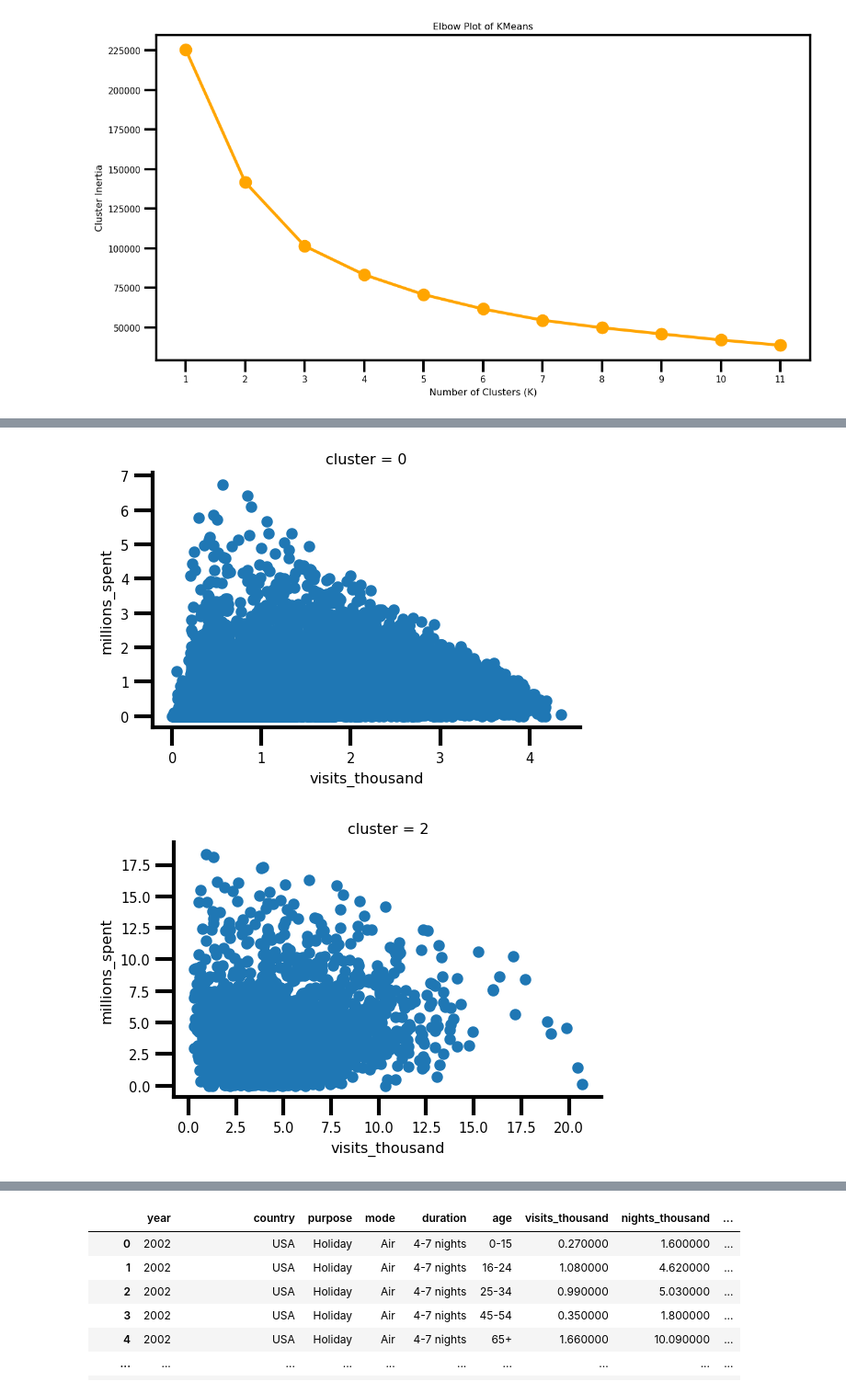
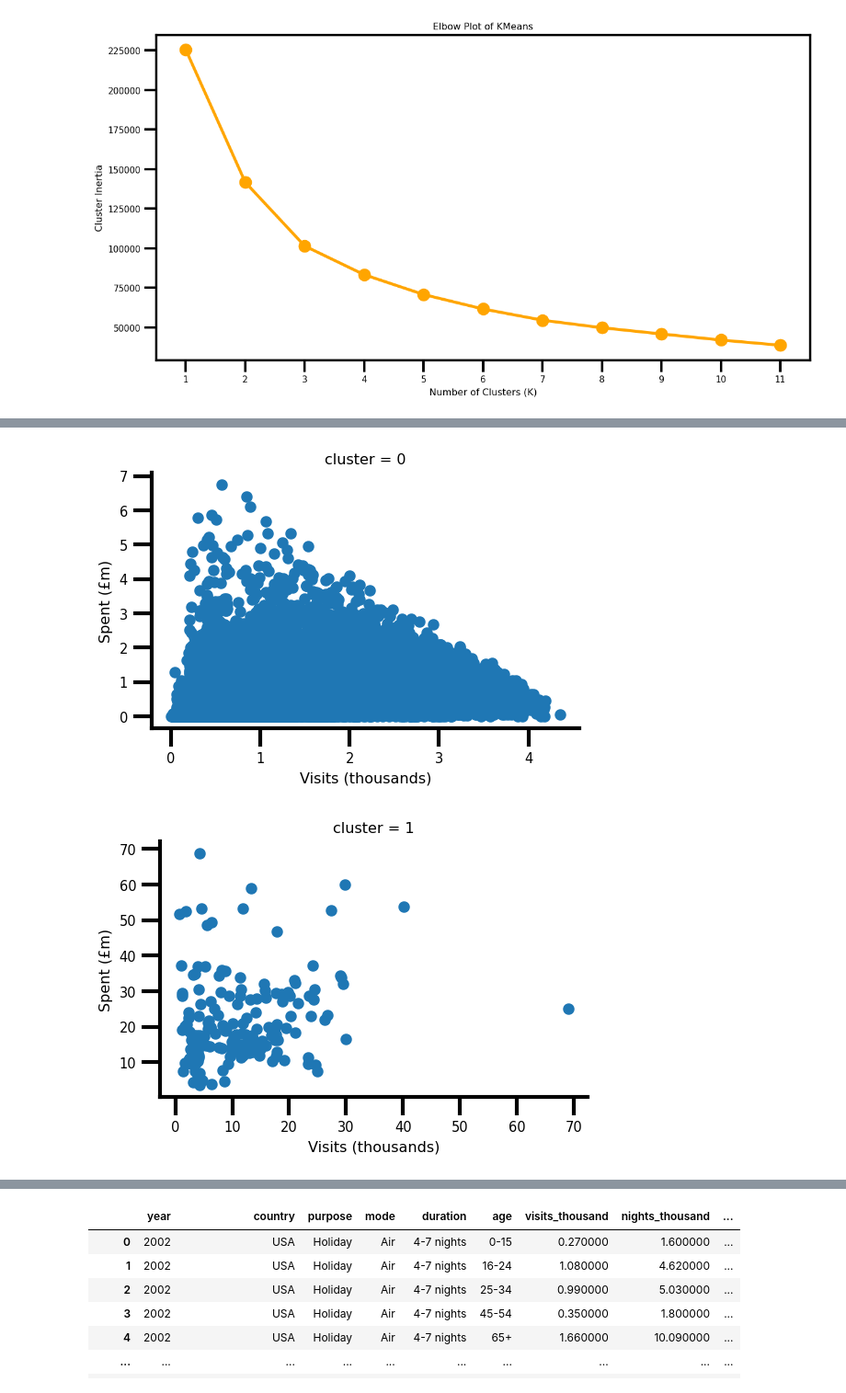
Before and after one commit to mjmarr/visit_scotland_final_project, a Jupyter notebook: analysis/q8_clustering.ipynb, the cells around one changed output, grey strips where cells are left out. Shown at 92% size. Saved outputs shown, nothing was run; the diff lists cells and outputs as text; code cells hidden in the pictures.

```diff
--- a/analysis/q8_clustering.ipynb
+++ b/analysis/q8_clustering.ipynb
@@ -436,17 +438,17 @@ array([0, 2, 1])
 # %%
 plt.scatter(data = international_survey.query("clusters == 0"), x = 'visits_thousand', y= 'millions_spent', s=30)
 sns.despine()
-plt.xlabel("visits_thousand")
-plt.ylabel("millions_spent")
+plt.xlabel("Visits (thousands)")
+plt.ylabel("Spent (£m)");
 plt.title('cluster = 0');
 # %% [output]
-[figure, old version]
+[figure, new version]
 # %%
-plt.scatter(data = international_survey.query("clusters == 2"), x = 'visits_thousand', y= 'millions_spent', s=30)
+plt.scatter(data = international_survey.query("clusters == 1"), x = 'visits_thousand', y= 'millions_spent', s=30)
 sns.despine()
-plt.xlabel("visits_thousand")
-plt.ylabel("millions_spent")
-plt.title('cluster = 2');
+plt.xlabel("Visits (thousands)")
+plt.ylabel("Spent (£m)")
+plt.title('cluster = 1');
 # %% [output]
-[figure, old version]
+[figure, new version]
 # %%
```
Also changed, not shown: parts of 24 cells of this notebook, 4 other files.
